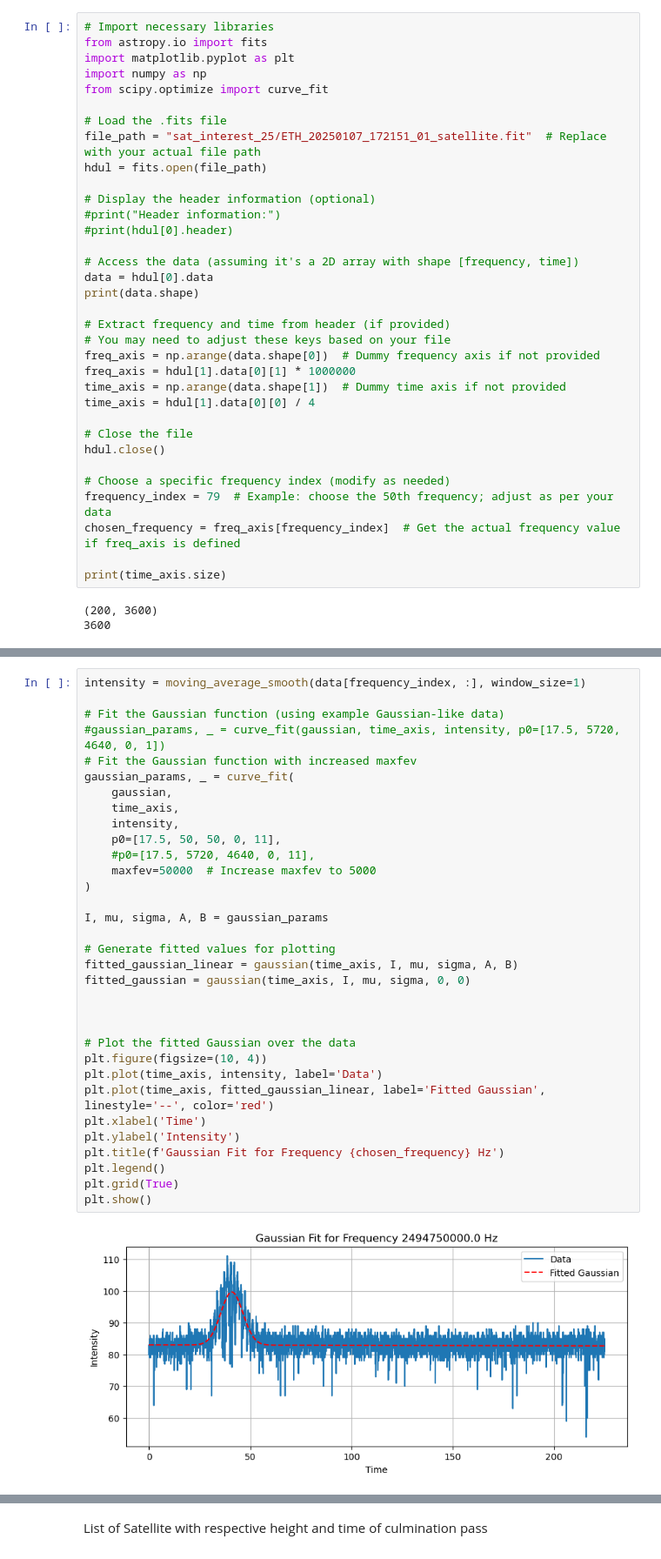
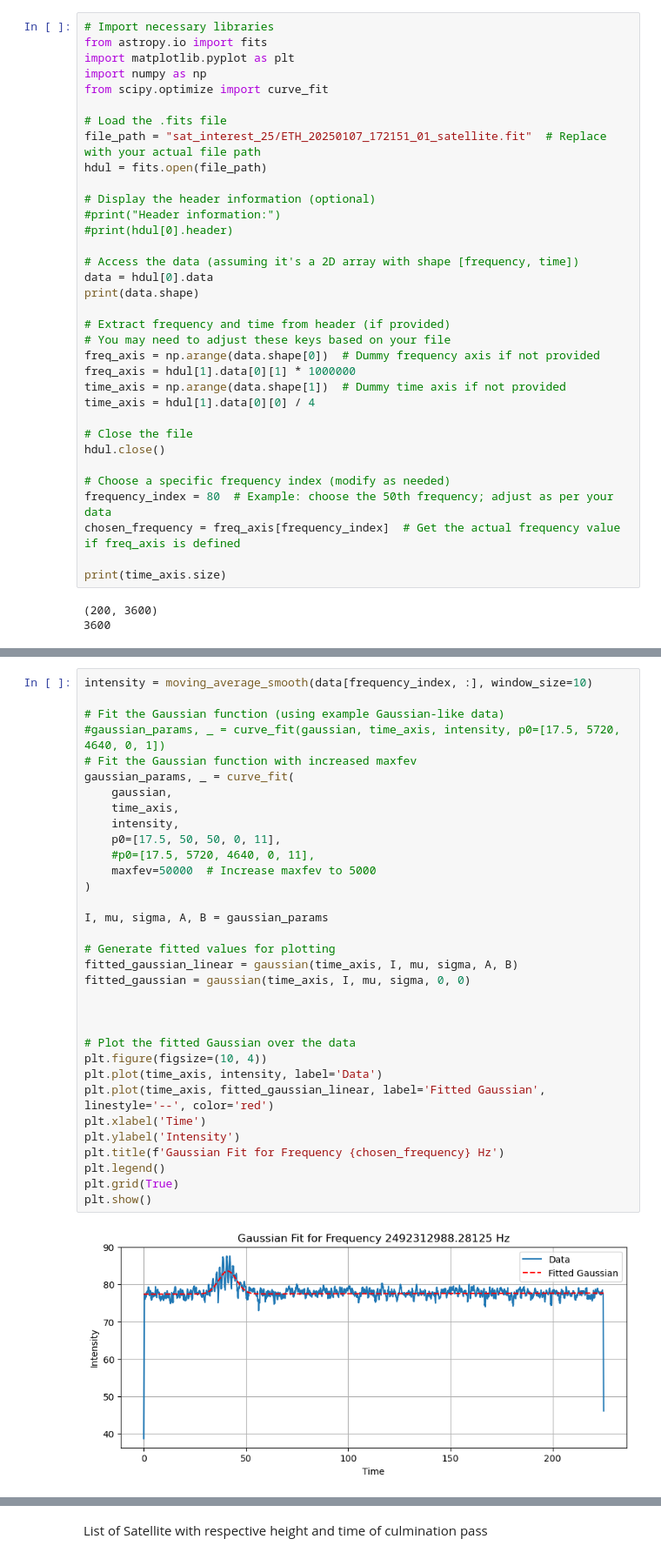
Before and after one commit to muellvin/radio-interferometry, a Jupyter notebook: data_sat.ipynb, the cells around one changed output, grey strips where cells are left out. Shown: that part at 87% size. Drawn from its saved outputs; the diff is of its cells as text.

Commit message:
curvefit = ass

```diff
--- a/data_sat.ipynb
+++ b/data_sat.ipynb
@@ -28,7 +28,7 @@ time_axis = hdul[1].data[0][0] / 4
 hdul.close()
 
 # Choose a specific frequency index (modify as needed)
-frequency_index = 79  # Example: choose the 50th frequency; adjust as per your data
+frequency_index = 80  # Example: choose the 50th frequency; adjust as per your data
 chosen_frequency = freq_axis[frequency_index]  # Get the actual frequency value if freq_axis is defined
 
 print(time_axis.size)
@@ -78,38 +78,38 @@ print(lam)
 # %%
-intensity = moving_average_smooth(data[frequency_index, :], window_size=1)
+intensity = moving_average_smooth(data[frequency_index, :], window_size=10)
 
 # Fit the Gaussian function (using example Gaussian-like data)
 #gaussian_params, _ = curve_fit(gaussian, time_axis, intensity, p0=[17.5, 5720, 4640, 0, 1])
 # Fit the Gaussian function with increased maxfev
 gaussian_params, _ = curve_fit(
     gaussian,
     time_axis,
     intensity,
     p0=[17.5, 50, 50, 0, 11],
     #p0=[17.5, 5720, 4640, 0, 11],
     maxfev=50000  # Increase maxfev to 5000
 )
 
 I, mu, sigma, A, B = gaussian_params
 
 # Generate fitted values for plotting
 fitted_gaussian_linear = gaussian(time_axis, I, mu, sigma, A, B)
 fitted_gaussian = gaussian(time_axis, I, mu, sigma, 0, 0)
 
 
 
 # Plot the fitted Gaussian over the data
 plt.figure(figsize=(10, 4))
 plt.plot(time_axis, intensity, label='Data')
 plt.plot(time_axis, fitted_gaussian_linear, label='Fitted Gaussian', linestyle='--', color='red')
 plt.xlabel('Time')
 plt.ylabel('Intensity')
 plt.title(f'Gaussian Fit for Frequency {chosen_frequency} Hz')
 plt.legend()
 plt.grid(True)
 plt.show()
 # %% [output]
-[figure, old version]
+[figure, new version]
 # %%
 intensity_no_linear = intensity - A*time_axis - B
 intensity_no_gauss = intensity_no_linear/fitted_gaussian
```
Also changed, not shown: parts of 6 cells of this notebook.
